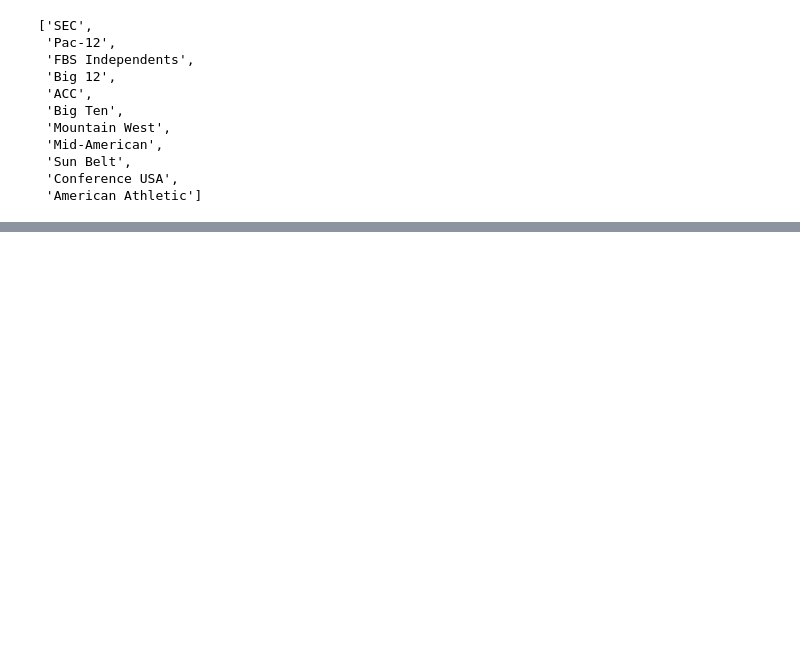
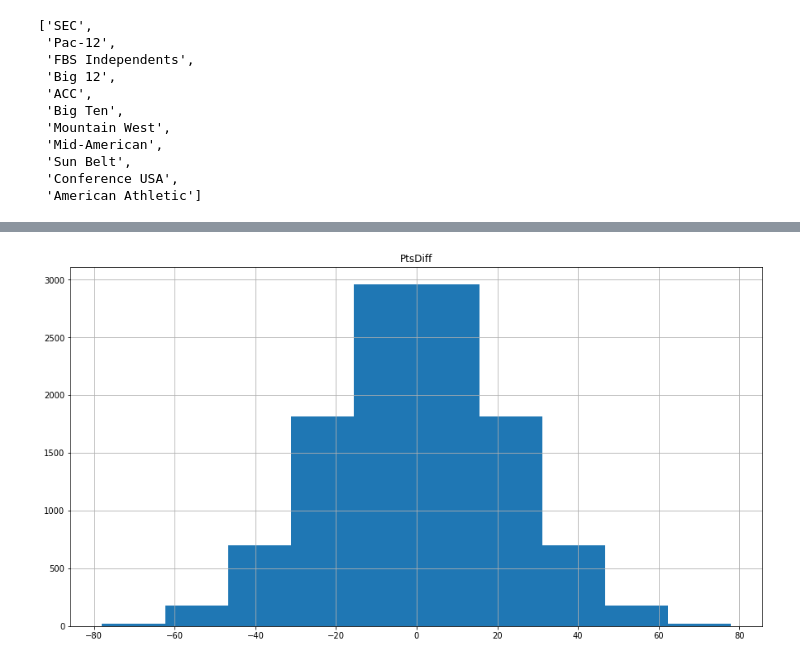
Before and after one commit to akeaswaran/cfb-pbp-analysis, a Jupyter notebook: win-prob.ipynb, the cells around one changed output, grey strips where cells are left out. Saved outputs shown, nothing was run; the diff lists cells and outputs as text; code cells hidden in the pictures; blank space fills up the shorter version.

Commit message:
R^2: .84, R: .92
added some histograms and reran the data clean with some newer logs. Also added a save model method at the very bottom of the file

```diff
--- a/win-prob.ipynb
+++ b/win-prob.ipynb
@@ -223,7 +237,7 @@ def generate_iso_ppp(pbp, team):
     return base_success.EqPPP.mean() #verify_division(pbp.EqPPP.sum(), len(base_success))
 
 def generate_team_play_stats(pbp, team):
-    team_off_plays = pbp[(pbp.offense == team) & (pbp.play_type.isin(off_play_types))]
+    team_off_plays = pbp[(pbp.offense == team)]
     off_sr = calculate_success_rate(team_off_plays, [])
     off_er = calculate_exp_rate(team_off_plays, [])
     ypp = verify_division(sum(team_off_plays.yards_gained), len(team_off_plays))
@@ -262,7 +276,7 @@ def generate_team_drive_stats(drvs, pbp, gm, points, team):
     })
 
 def calculate_havoc_rate(pbp, team):
-    team_havoc = pbp[(pbp.defense == team) & (pbp.play_type.isin(off_play_types)) & ((((pbp.play_type == 'Pass Incompletion')
+    team_havoc = pbp[(pbp.defense == team) & ((((pbp.play_type == 'Pass Incompletion')
         & (pbp.play_text.str.contains('broken up', regex=False)))
         | (pbp.play_type == 'Fumble Recovery (Opponent)')
         | (pbp.play_type == 'Sack')
@@ -585,0 +674,4 @@ test.corr()
+# %%
+stored_game_boxes.hist(column='PtsDiff', figsize=(15,8));
+# %% [output]
+[figure, added]
```
Also changed, not shown: parts of 45 cells of this notebook, 1 other file.
